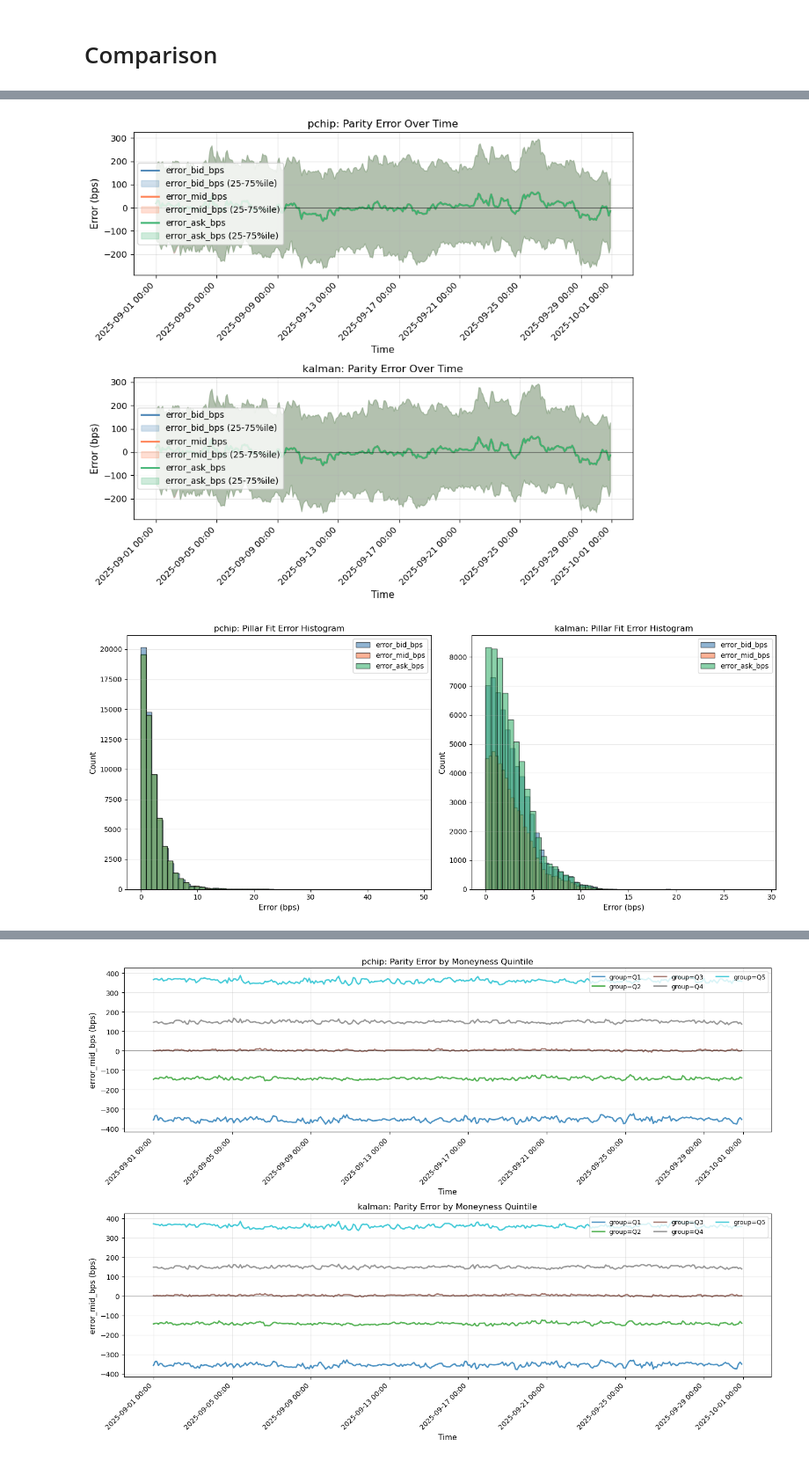
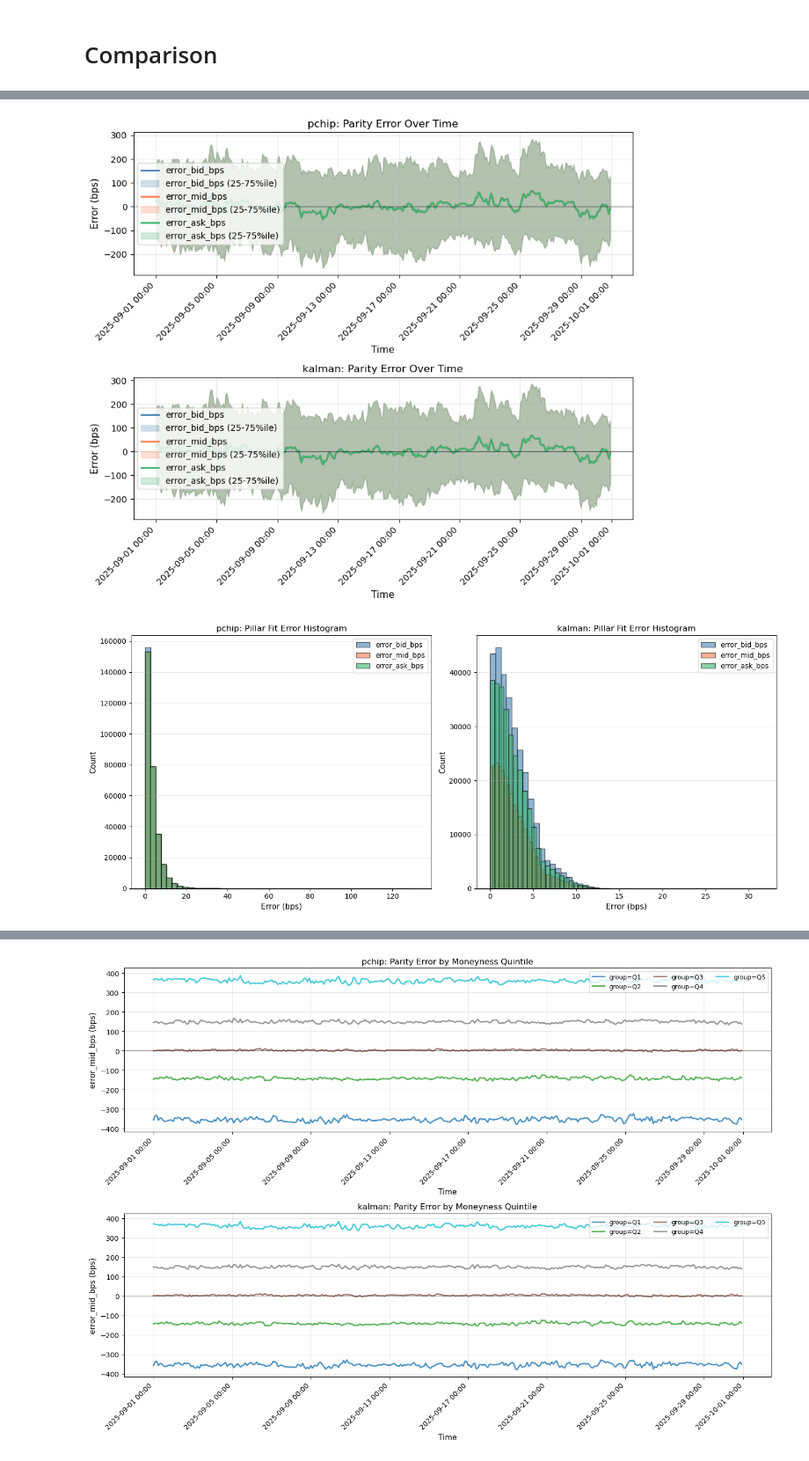
Before and after one commit to PascalAndreas/final-year-project, a Jupyter notebook: forwards_evaluation.ipynb, the cells around one changed output, grey strips where cells are left out. Shown at 88% size. Saved outputs shown, nothing was run; the diff lists cells and outputs as text; code cells hidden in the pictures.

```diff
--- a/forwards_evaluation.ipynb
+++ b/forwards_evaluation.ipynb
@@ -142,10 +119,10 @@ shape: (5, 6)
 # %%
 lf_loeo = evaluate_loeo(
     store=store,
-    dates=dates_month,  # First 3 days only
+    dates=dates,  # First 3 days only
     inst_family=inst_family,
     forwards_recipe=recipes['kalman'],
-    binning=binning_month,
+    binning=binning,
     verbose=True,
 )
 # %% [output]
@@ -488,0 +240,11 @@ Constructing pillars for BTC-USD with swap and futures using 5m binning
+# %%
+results = run_full_evaluation(
+    store=store,
+    dates=dates,
+    inst_family=inst_family,
+    recipes=recipes,
+    binning=binning,
+    batch_days=batch_days,
+    moneyness_spread=moneyness_spread,
+    verbose=True,
+)
@@ -497,7 +342,7 @@ print("="*60)
 print("\n--- Put-Call Parity Errors (bps) ---\n")
 comparison_data = []
 for recipe_name in recipes.keys():
-    lf_parity = results_month[recipe_name]['parity']
+    lf_parity = results[recipe_name]['parity']
     summary = summarize_parity(lf_parity).collect()
     if not summary.is_empty():
         result = {'recipe': recipe_name}
@@ -513,7 +358,7 @@ if comparison_data:
 print("\n--- Pillar Fit Errors (bps) ---\n")
 comparison_data = []
 for recipe_name in recipes.keys():
-    lf_fit = results_month[recipe_name]['pillar_fit']
+    lf_fit = results[recipe_name]['pillar_fit']
     summary = summarize_pillar_fit(lf_fit).collect()
     if not summary.is_empty():
         result = {'recipe': recipe_name}
@@ -528,7 +373,7 @@ if comparison_data:
 print("\n--- LOEO Errors (bps) ---\n")
 comparison_data = []
 for recipe_name in recipes.keys():
-    lf_loeo = results_month[recipe_name]['loeo']
+    lf_loeo = results[recipe_name]['loeo']
     summary = summarize_pillar_fit(lf_loeo).collect()
     if not summary.is_empty():
         result = {'recipe': recipe_name}
@@ -569,6 +414,7 @@ SHOW_LOEO_TIME = True
 # =========================================
 
 error_cols = ['error_bid_bps', 'error_mid_bps', 'error_ask_bps']
+resample_freq = '1h'
 
 # ---------- Put-call parity ----------
 
@@ -577,10 +423,9 @@ if SHOW_PARITY_HIST:
     if len(recipes) == 1:
         axs_parity_hist = [axs_parity_hist]
     for idx, recipe_name in enumerate(recipes.keys()):
-        lf_parity = results_month[recipe_name]['parity']
+        lf_parity = results[recipe_name]['parity']
         ax = axs_parity_hist[idx]
         plot_error_histogram(lf_parity, recipe_name, error_cols, ax=ax)
-        ax.set_title(f"{recipe_name}: Parity Error Histogram")
     plt.tight_layout()
 
 if SHOW_PARITY_TIME:
@@ -588,10 +433,9 @@ if SHOW_PARITY_TIME:
     if len(recipes) == 1:
         axs_parity_time = [axs_parity_time]
     for idx, recipe_name in enumerate(recipes.keys()):
-        lf_parity = results_month[recipe_name]['parity']
+        lf_parity = results[recipe_name]['parity']
         ax = axs_parity_time[idx]
-        plot_error_over_time(lf_parity, recipe_name, error_cols, ax=ax, resample_freq='2h')
-        ax.set_title(f"{recipe_name}: Parity Error Over Time")
+        plot_error_over_time(lf_parity, recipe_name, error_cols, ax=ax, resample_freq=resample_freq)
     plt.tight_layout()
 
 
@@ -602,46 +446,44 @@ if SHOW_PILLAR_HIST:
     if len(recipes) == 1:
         axs_pillar_hist = [axs_pillar_hist]
     for idx, recipe_name in enumerate(recipes.keys()):
-        lf_pillar = results_month[recipe_name]['pillar_fit']
+        lf_pillar = results[recipe_name]['pillar_fit']
         ax = axs_pillar_hist[idx]
         plot_error_histogram(lf_pillar, recipe_name, error_cols, ax=ax)
-        ax.set_title(f"{recipe_name}: Pillar Fit Error Histogram")
     plt.tight_layout()
 
 if SHOW_PILLAR_TIME:
     fig_pillar_time, axs_pillar_time = plt.subplots(len(recipes), 1, figsize=(9, 4 * len(recipes)))
     if len(recipes) == 1:
         axs_pillar_time = [axs_pillar_time]
     for idx, recipe_name in enumerate(recipes.keys()):
-        lf_pillar = results_month[recipe_name]['pillar_fit']
+        lf_pillar = results[recipe_name]['pillar_fit']
         ax = axs_pillar_time[idx]
-        plot_error_over_time(lf_pillar, recipe_name, error_cols, ax=ax, resample_freq='2h')
-        ax.set_title(f"{recipe_name}: Pillar Fit Error Over Time")
+        plot_error_over_time(lf_pillar, recipe_name, error_cols, ax=ax, resample_freq=resample_freq)
     plt.tight_layout()
 
 # ---------- LOEO ----------
 
 if SHOW_LOEO_HIST:
     fig_loeo_hist, axs_loeo_hist = plt.subplots(1, len(recipes), figsize=(7 * len(recipes), 6))
     if len(recipes) == 1:
         axs_loeo_hist = [axs_loeo_hist]
     for idx, recipe_name in enumerate(recipes.keys()):
-        lf_loeo = results_month[recipe_name]['loeo']
+        lf_loeo = results[recipe_name]['loeo']
         ax = axs_loeo_hist[idx]
         plot_error_histogram(lf_loeo, recipe_name, error_cols, ax=ax)
         ax.set_title(f"{recipe_name}: LOEO Error Histogram")
     plt.tight_layout()
 
 if SHOW_LOEO_TIME:
     fig_loeo_time, axs_loeo_time = plt.subplots(len(recipes), 1, figsize=(9, 4 * len(recipes)))
     if len(recipes) == 1:
         axs_loeo_time = [axs_loeo_time]
     for idx, recipe_name in enumerate(recipes.keys()):
-        lf_loeo = results_month[recipe_name]['loeo']
+        lf_loeo = results[recipe_name]['loeo']
         ax = axs_loeo_time[idx]
-        plot_error_over_time(lf_loeo, recipe_name, error_cols, ax=ax, resample_freq='2h')
+        plot_error_over_time(lf_loeo, recipe_name, error_cols, ax=ax, resample_freq=resample_freq)
         ax.set_title(f"{recipe_name}: LOEO Error Over Time")
     plt.tight_layout()
 # %% [output]
-[figure, old version]
+[figure, new version]
-[figure, old version]
+[figure, new version]
```
Also changed, not shown: parts of 11 cells of this notebook, 5 other files.
